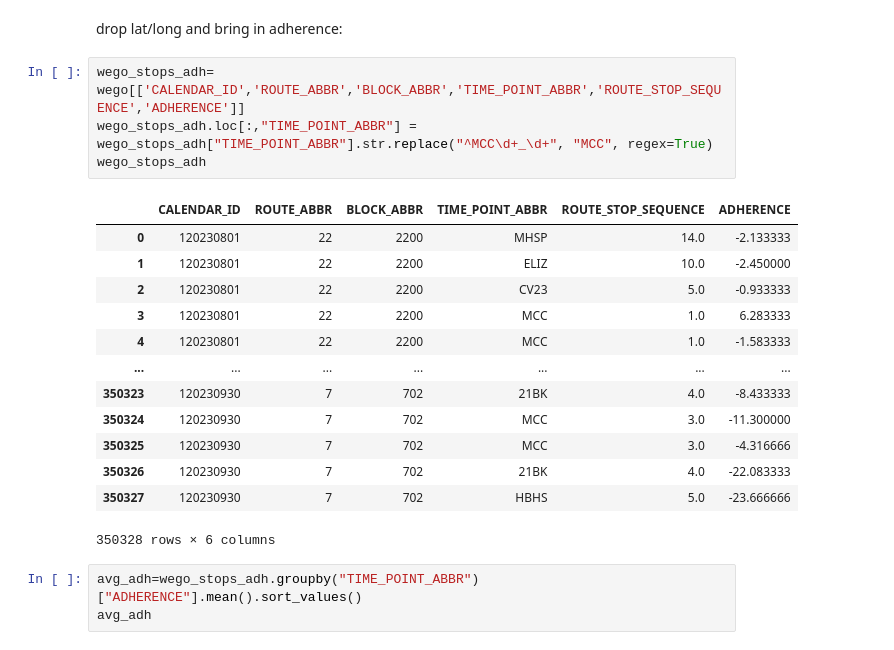
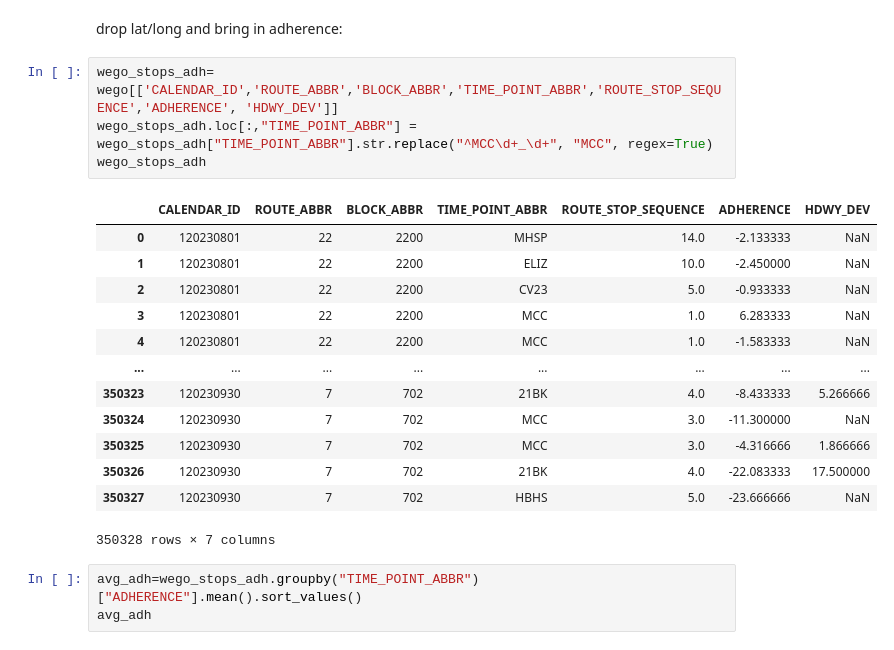
Before and after one commit to kudzuweb/wego-byte-crawlers_wego, a Jupyter notebook: notebooks/RB_wego_Location_correlations.ipynb, the cells around one changed output. Cells and saved outputs as stored; diff of their text form.

```diff
--- a/notebooks/RB_wego_Location_correlations.ipynb
+++ b/notebooks/RB_wego_Location_correlations.ipynb
@@ -195,23 +195,23 @@ wego_stops["TIME_POINT_ABBR"].nunique()
 # %% [markdown]
 drop lat/long and bring in adherence:
 # %%
-wego_stops_adh= wego[['CALENDAR_ID','ROUTE_ABBR','BLOCK_ABBR','TIME_POINT_ABBR','ROUTE_STOP_SEQUENCE','ADHERENCE']]
+wego_stops_adh= wego[['CALENDAR_ID','ROUTE_ABBR','BLOCK_ABBR','TIME_POINT_ABBR','ROUTE_STOP_SEQUENCE','ADHERENCE', 'HDWY_DEV']]
 wego_stops_adh.loc[:,"TIME_POINT_ABBR"] = wego_stops_adh["TIME_POINT_ABBR"].str.replace("^MCC\d+_\d+", "MCC", regex=True)
 wego_stops_adh
 # %% [output]
-|  | CALENDAR_ID | ROUTE_ABBR | BLOCK_ABBR | TIME_POINT_ABBR | ROUTE_STOP_SEQUENCE | ADHERENCE |
-| 0 | 120230801 | 22 | 2200 | MHSP | 14.0 | -2.133333 |
-| 1 | 120230801 | 22 | 2200 | ELIZ | 10.0 | -2.450000 |
-| 2 | 120230801 | 22 | 2200 | CV23 | 5.0 | -0.933333 |
-| 3 | 120230801 | 22 | 2200 | MCC | 1.0 | 6.283333 |
-| 4 | 120230801 | 22 | 2200 | MCC | 1.0 | -1.583333 |
-| ... | ... | ... | ... | ... | ... | ... |
-| 350323 | 120230930 | 7 | 702 | 21BK | 4.0 | -8.433333 |
-| 350324 | 120230930 | 7 | 702 | MCC | 3.0 | -11.300000 |
-| 350325 | 120230930 | 7 | 702 | MCC | 3.0 | -4.316666 |
-| 350326 | 120230930 | 7 | 702 | 21BK | 4.0 | -22.083333 |
-| 350327 | 120230930 | 7 | 702 | HBHS | 5.0 | -23.666666 |
+|  | CALENDAR_ID | ROUTE_ABBR | BLOCK_ABBR | TIME_POINT_ABBR | ROUTE_STOP_SEQUENCE | ADHERENCE | HDWY_DEV |
+| 0 | 120230801 | 22 | 2200 | MHSP | 14.0 | -2.133333 | NaN |
+| 1 | 120230801 | 22 | 2200 | ELIZ | 10.0 | -2.450000 | NaN |
+| 2 | 120230801 | 22 | 2200 | CV23 | 5.0 | -0.933333 | NaN |
+| 3 | 120230801 | 22 | 2200 | MCC | 1.0 | 6.283333 | NaN |
+| 4 | 120230801 | 22 | 2200 | MCC | 1.0 | -1.583333 | NaN |
+| ... | ... | ... | ... | ... | ... | ... | ... |
+| 350323 | 120230930 | 7 | 702 | 21BK | 4.0 | -8.433333 | 5.266666 |
+| 350324 | 120230930 | 7 | 702 | MCC | 3.0 | -11.300000 | NaN |
+| 350325 | 120230930 | 7 | 702 | MCC | 3.0 | -4.316666 | 1.866666 |
+| 350326 | 120230930 | 7 | 702 | 21BK | 4.0 | -22.083333 | 17.500000 |
+| 350327 | 120230930 | 7 | 702 | HBHS | 5.0 | -23.666666 | NaN |
-350328 rows × 6 columns
+350328 rows × 7 columns
 # %%
 avg_adh=wego_stops_adh.groupby("TIME_POINT_ABBR")["ADHERENCE"].mean().sort_values()
 avg_adh
```
Also changed, not shown: parts of 12 cells of this notebook.
